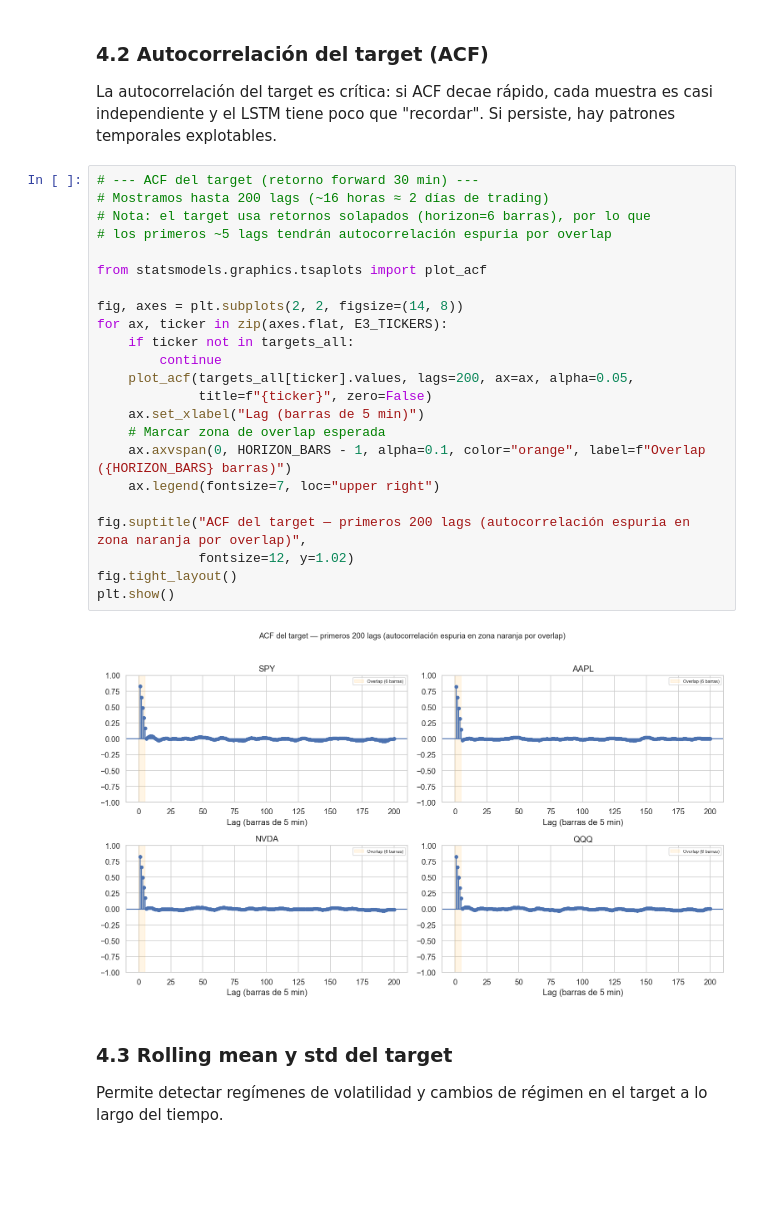
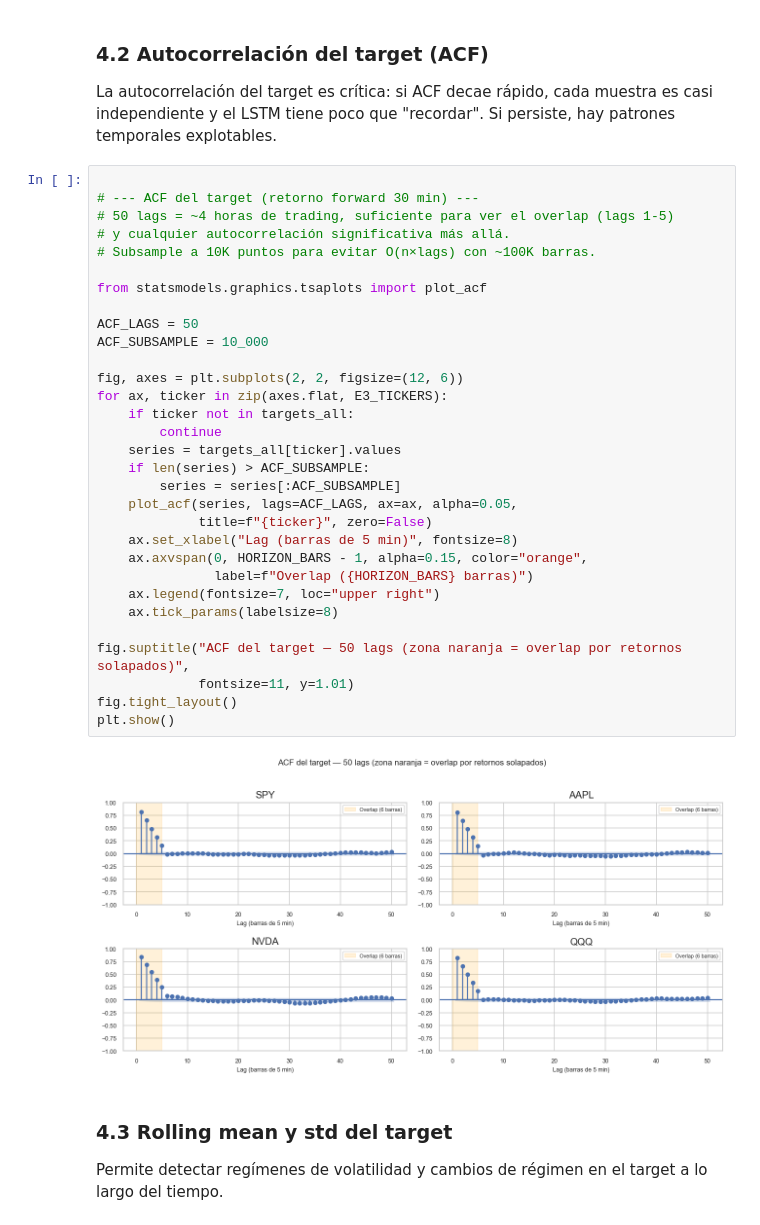
Before and after one commit to sebastian-carreras/trading_predict, a Jupyter notebook: notebooks/eda/e3_intraday_eda.ipynb, the cells around one changed output. Drawn from its saved outputs; the diff is of its cells as text; blank space fills up the shorter version.

```diff
--- a/notebooks/eda/e3_intraday_eda.ipynb
+++ b/notebooks/eda/e3_intraday_eda.ipynb
@@ -715,30 +855,38 @@ plt.show()
 
 La autocorrelación del target es crítica: si ACF decae rápido, cada muestra es casi independiente y el LSTM tiene poco que "recordar". Si persiste, hay patrones temporales explotables.
 # %%
+
 # --- ACF del target (retorno forward 30 min) ---
-# Mostramos hasta 200 lags (~16 horas ≈ 2 días de trading)
-# Nota: el target usa retornos solapados (horizon=6 barras), por lo que
-# los primeros ~5 lags tendrán autocorrelación espuria por overlap
+# 50 lags = ~4 horas de trading, suficiente para ver el overlap (lags 1-5)
+# y cualquier autocorrelación significativa más allá.
+# Subsample a 10K puntos para evitar O(n×lags) con ~100K barras.
 
 from statsmodels.graphics.tsaplots import plot_acf
 
-fig, axes = plt.subplots(2, 2, figsize=(14, 8))
+ACF_LAGS = 50
+ACF_SUBSAMPLE = 10_000
+
+fig, axes = plt.subplots(2, 2, figsize=(12, 6))
 for ax, ticker in zip(axes.flat, E3_TICKERS):
     if ticker not in targets_all:
         continue
-    plot_acf(targets_all[ticker].values, lags=200, ax=ax, alpha=0.05,
+    series = targets_all[ticker].values
+    if len(series) > ACF_SUBSAMPLE:
+        series = series[:ACF_SUBSAMPLE]
+    plot_acf(series, lags=ACF_LAGS, ax=ax, alpha=0.05,
              title=f"{ticker}", zero=False)
-    ax.set_xlabel("Lag (barras de 5 min)")
-    # Marcar zona de overlap esperada
-    ax.axvspan(0, HORIZON_BARS - 1, alpha=0.1, color="orange", label=f"Overlap ({HORIZON_BARS} barras)")
+    ax.set_xlabel("Lag (barras de 5 min)", fontsize=8)
+    ax.axvspan(0, HORIZON_BARS - 1, alpha=0.15, color="orange",
+               label=f"Overlap ({HORIZON_BARS} barras)")
     ax.legend(fontsize=7, loc="upper right")
+    ax.tick_params(labelsize=8)
 
-fig.suptitle("ACF del target — primeros 200 lags (autocorrelación espuria en zona naranja por overlap)",
-             fontsize=12, y=1.02)
+fig.suptitle("ACF del target — 50 lags (zona naranja = overlap por retornos solapados)",
+             fontsize=11, y=1.01)
 fig.tight_layout()
 plt.show()
 # %% [output]
-[figure, old version]
+[figure, new version]
 # %% [markdown]
 ### 4.3 Rolling mean y std del target
 
```
Also changed, not shown: parts of 14 cells of this notebook, 39 other files.
